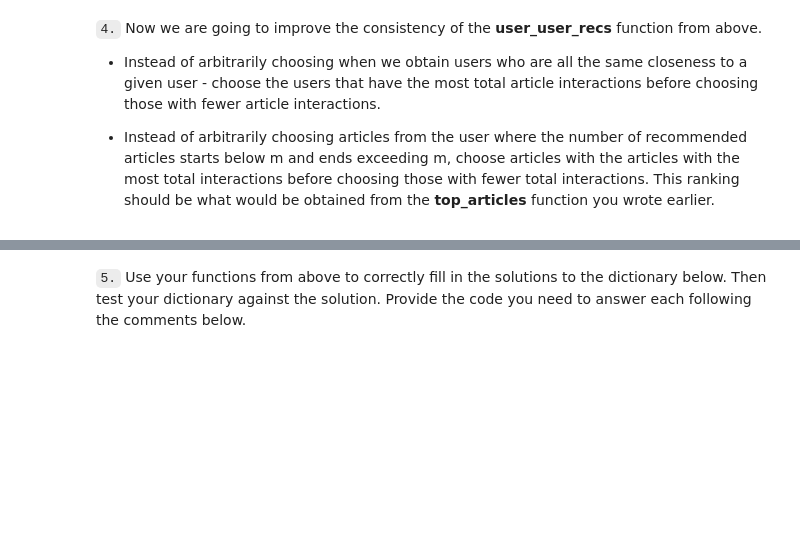
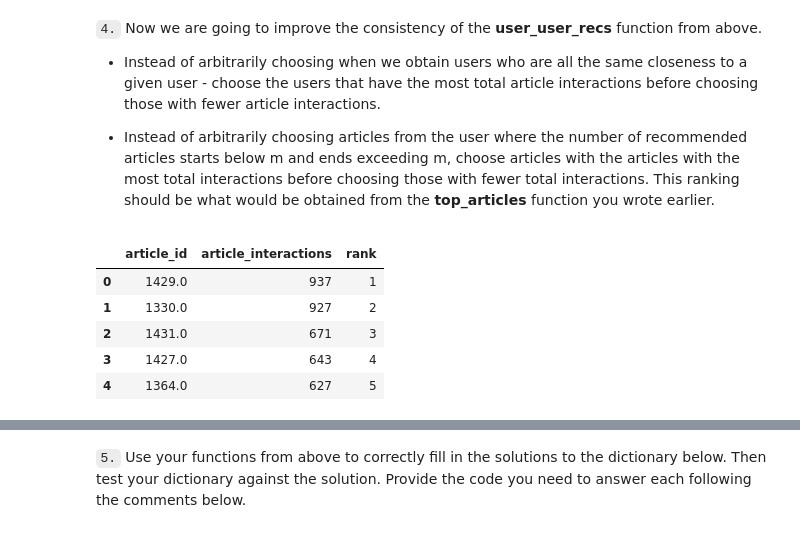
Before and after one commit to minyansh7/RecommendationSystemProject, a Jupyter notebook: Recommendations_with_IBM.ipynb, the cells around one changed output, grey strips where cells are left out. Drawn from its saved outputs; the diff is of its cells as text; code cells hidden in the pictures; blank space fills up the shorter version.

```diff
--- a/Recommendations_with_IBM.ipynb
+++ b/Recommendations_with_IBM.ipynb
@@ -752,6 +757,20 @@ If this is all you see, you passed all of our tests!  Nice job!
 
 
 * Instead of arbitrarily choosing articles from the user where the number of recommended articles starts below m and ends exceeding m, choose articles with the articles with the most total interactions before choosing those with fewer total interactions. This ranking should be  what would be obtained from the **top_articles** function you wrote earlier.
+# %%
+df_article = df.groupby('article_id')['article_id'].count().sort_values(ascending=False)
+df_article =pd.DataFrame(df_article)
+df_article.rename(columns={'article_id': 'article_interactions'}, inplace=True)
+df_article = df_article.sort_values(by=['article_interactions'],ascending=False).reset_index()
+df_article['rank']= df_article.index+1
+df_article.head()
+# %% [output]
+|  | article_id | article_interactions | rank |
+| 0 | 1429.0 | 937 | 1 |
+| 1 | 1330.0 | 927 | 2 |
+| 2 | 1431.0 | 671 | 3 |
+| 3 | 1427.0 | 643 | 4 |
+| 4 | 1364.0 | 627 | 5 |
 # %%
 #######alternatives##########
 #use get_top_article_ids function for article orders
```
Also changed, not shown: parts of 14 cells of this notebook, 1 other file.
